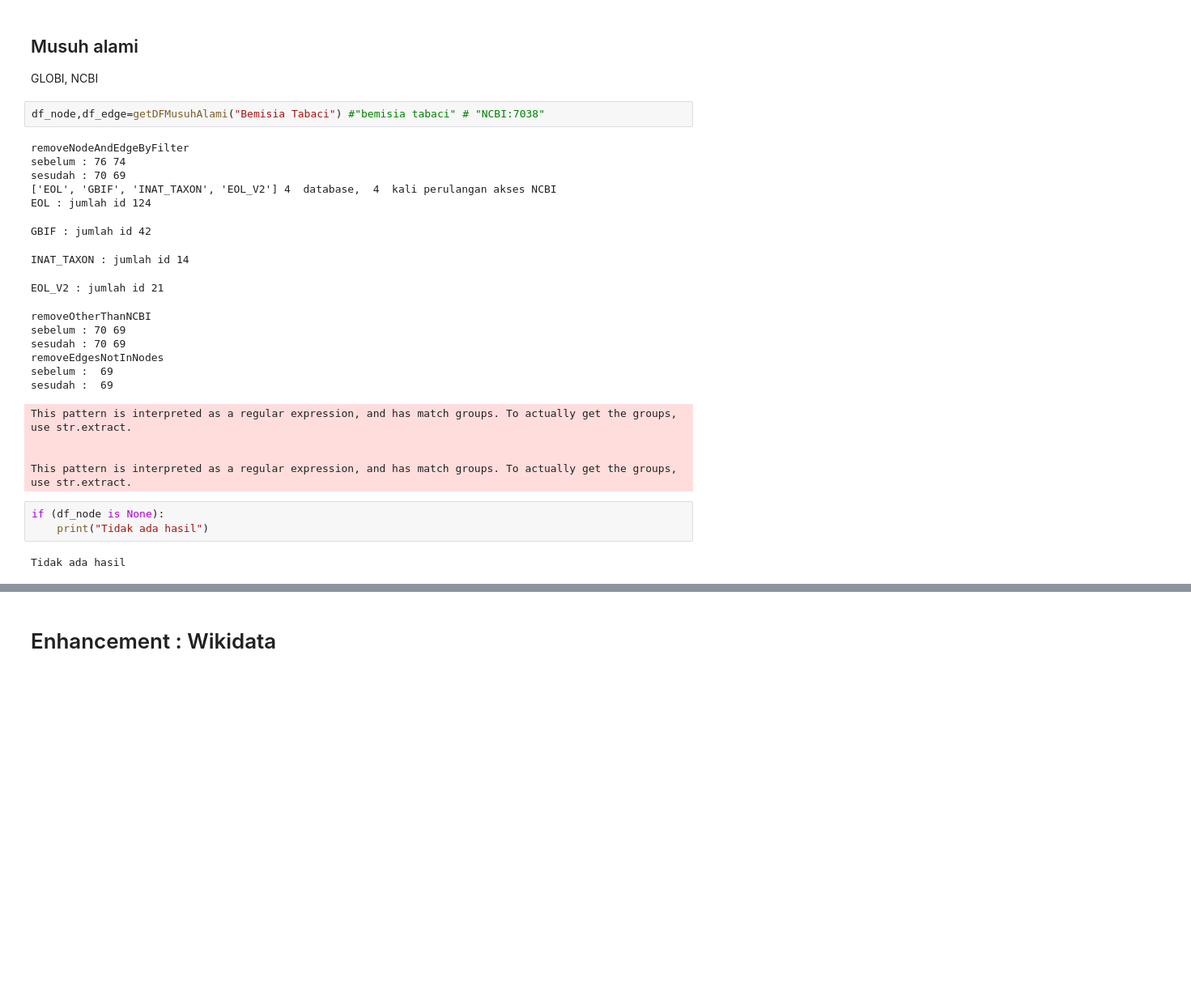
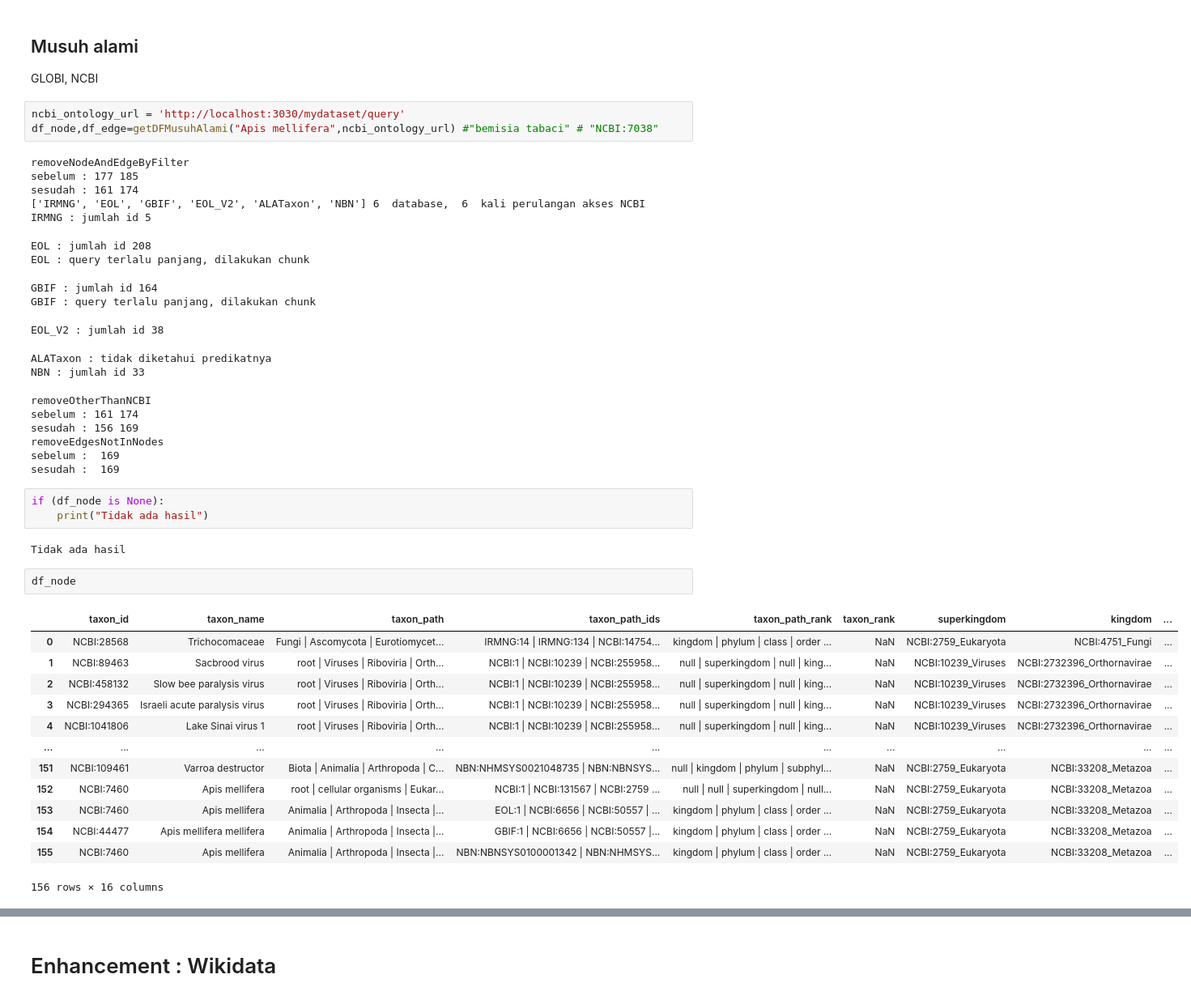
Before and after one commit to kikiraihan/plant-virus-vector, a Jupyter notebook: enhancement_25_juni_2023.ipynb, the cells around one changed output, grey strips where cells are left out. Shown at 81% size. Drawn from its saved outputs; the diff is of its cells as text; blank space fills up the shorter version.

```diff
--- a/enhancement_25_juni_2023.ipynb
+++ b/enhancement_25_juni_2023.ipynb
@@ -22,31 +22,48 @@ from modul.disambiguation_optimized import __querying
 ## Musuh alami
 GLOBI, NCBI
 # %%
-df_node,df_edge=getDFMusuhAlami("Bemisia Tabaci") #"bemisia tabaci" # "NCBI:7038"
+ncbi_ontology_url = 'http://localhost:3030/mydataset/query'
+df_node,df_edge=getDFMusuhAlami("Apis mellifera",ncbi_ontology_url) #"bemisia tabaci" # "NCBI:7038"
 # %% [output]
 removeNodeAndEdgeByFilter
-sebelum : 76 74
-sesudah : 70 69
-['EOL', 'GBIF', 'INAT_TAXON', 'EOL_V2'] 4  database,  4  kali perulangan akses NCBI
-EOL : jumlah id 124
+sebelum : 177 185
+sesudah : 161 174
+['IRMNG', 'EOL', 'GBIF', 'EOL_V2', 'ALATaxon', 'NBN'] 6  database,  6  kali perulangan akses NCBI
+IRMNG : jumlah id 5
-GBIF : jumlah id 42
+EOL : jumlah id 208
+EOL : query terlalu panjang, dilakukan chunk
-INAT_TAXON : jumlah id 14
+GBIF : jumlah id 164
+GBIF : query terlalu panjang, dilakukan chunk
-EOL_V2 : jumlah id 21
+EOL_V2 : jumlah id 38
-removeOtherThanNCBI
-sebelum : 70 69
-sesudah : 70 69
-removeEdgesNotInNodes
-sebelum :  69
-sesudah :  69
+ALATaxon : tidak diketahui predikatnya
+NBN : jumlah id 33
-This pattern is interpreted as a regular expression, and has match groups. To actually get the groups, use str.extract.
-
-
-This pattern is interpreted as a regular expression, and has match groups. To actually get the groups, use str.extract.
+removeOtherThanNCBI
+sebelum : 161 174
+sesudah : 156 169
+removeEdgesNotInNodes
+sebelum :  169
+sesudah :  169
 # %%
 if (df_node is None):
     print("Tidak ada hasil")
 # %% [output]
 Tidak ada hasil
+# %%
+df_node
+# %% [output]
+|  | taxon_id | taxon_name | taxon_path | taxon_path_ids | taxon_path_rank | taxon_rank | superkingdom | kingdom | ... |
+| 0 | NCBI:28568 | Trichocomaceae | Fungi | Ascomycota | Eurotiomycet... | IRMNG:14 | IRMNG:134 | NCBI:14754... | kingdom | phylum | class | order ... | NaN | NCBI:2759_Eukaryota | NCBI:4751_Fungi | ... |
+| 1 | NCBI:89463 | Sacbrood virus | root | Viruses | Riboviria | Orth... | NCBI:1 | NCBI:10239 | NCBI:255958... | null | superkingdom | null | king... | NaN | NCBI:10239_Viruses | NCBI:2732396_Orthornavirae | ... |
+| 2 | NCBI:458132 | Slow bee paralysis virus | root | Viruses | Riboviria | Orth... | NCBI:1 | NCBI:10239 | NCBI:255958... | null | superkingdom | null | king... | NaN | NCBI:10239_Viruses | NCBI:2732396_Orthornavirae | ... |
+| 3 | NCBI:294365 | Israeli acute paralysis virus | root | Viruses | Riboviria | Orth... | NCBI:1 | NCBI:10239 | NCBI:255958... | null | superkingdom | null | king... | NaN | NCBI:10239_Viruses | NCBI:2732396_Orthornavirae | ... |
+| 4 | NCBI:1041806 | Lake Sinai virus 1 | root | Viruses | Riboviria | Orth... | NCBI:1 | NCBI:10239 | NCBI:255958... | null | superkingdom | null | king... | NaN | NCBI:10239_Viruses | NCBI:2732396_Orthornavirae | ... |
+| ... | ... | ... | ... | ... | ... | ... | ... | ... | ... |
+| 151 | NCBI:109461 | Varroa destructor | Biota | Animalia | Arthropoda | C... | NBN:NHMSYS0021048735 | NBN:NBNSYS... | null | kingdom | phylum | subphyl... | NaN | NCBI:2759_Eukaryota | NCBI:33208_Metazoa | ... |
+| 152 | NCBI:7460 | Apis mellifera | root | cellular organisms | Eukar... | NCBI:1 | NCBI:131567 | NCBI:2759 ... | null | null | superkingdom | null... | NaN | NCBI:2759_Eukaryota | NCBI:33208_Metazoa | ... |
+| 153 | NCBI:7460 | Apis mellifera | Animalia | Arthropoda | Insecta |... | EOL:1 | NCBI:6656 | NCBI:50557 | ... | kingdom | phylum | class | order ... | NaN | NCBI:2759_Eukaryota | NCBI:33208_Metazoa | ... |
+| 154 | NCBI:44477 | Apis mellifera mellifera | Animalia | Arthropoda | Insecta |... | GBIF:1 | NCBI:6656 | NCBI:50557 |... | kingdom | phylum | class | order ... | NaN | NCBI:2759_Eukaryota | NCBI:33208_Metazoa | ... |
+| 155 | NCBI:7460 | Apis mellifera | Animalia | Arthropoda | Insecta |... | NBN:NBNSYS0100001342 | NBN:NHMSYS... | kingdom | phylum | class | order ... | NaN | NCBI:2759_Eukaryota | NCBI:33208_Metazoa | ... |
+156 rows × 16 columns
 # %%
 # sudah di method diatas
 
```
Also changed, not shown: parts of 10 cells of this notebook, 14 other files.
